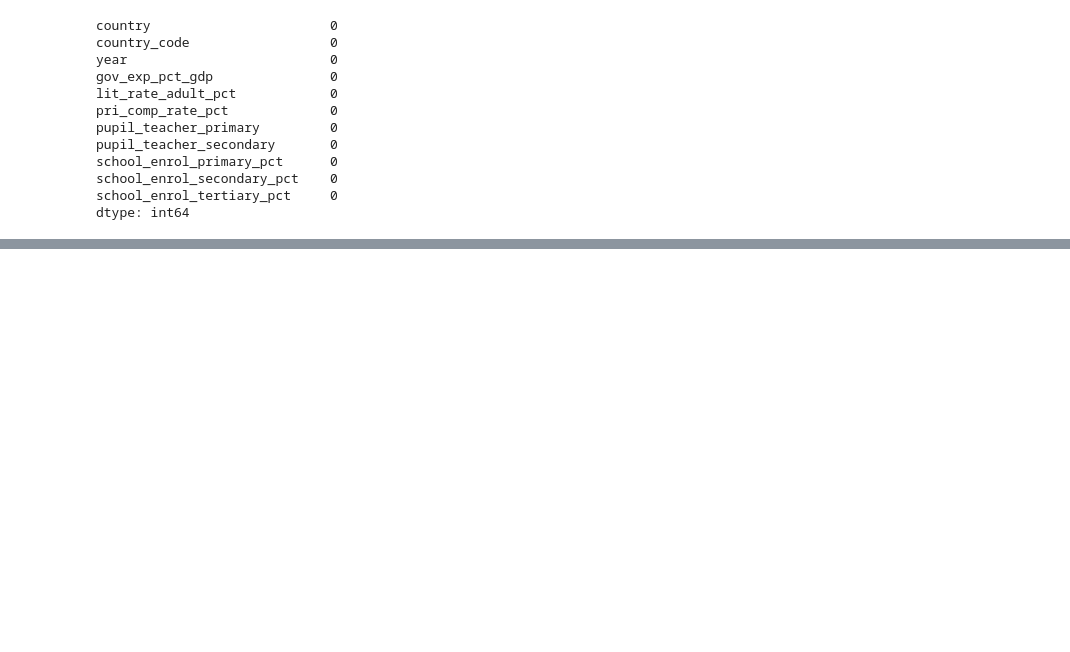
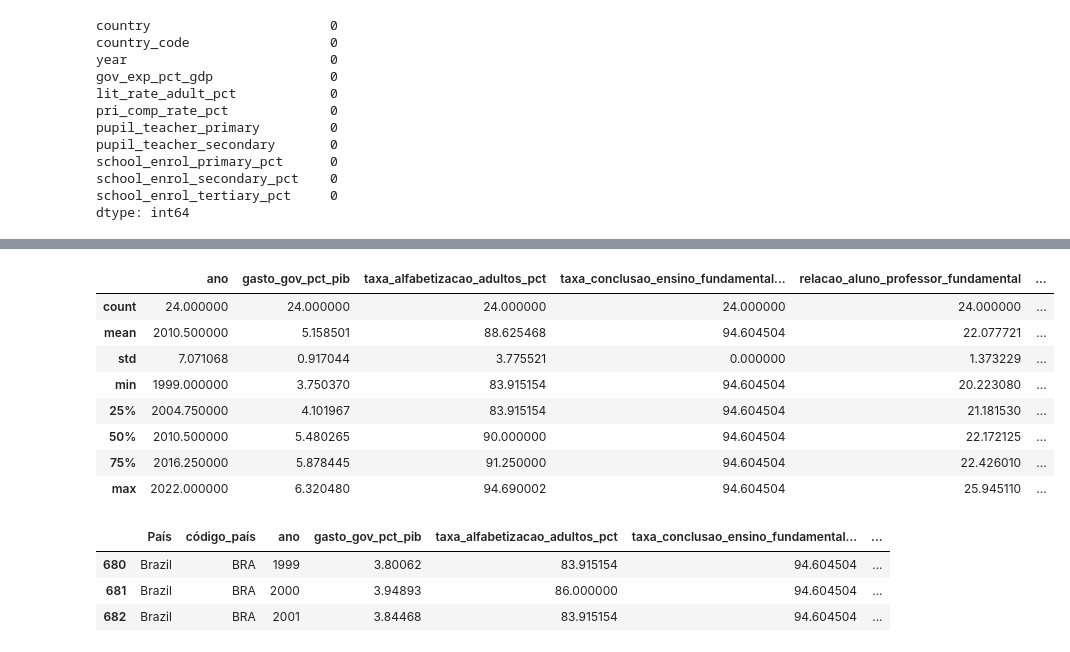
Before and after one commit to edubrumgithub/Analise-Educa-o-Mundial, a Jupyter notebook: main.ipynb, the cells around one changed output, grey strips where cells are left out. Saved outputs shown, nothing was run; the diff lists cells and outputs as text; code cells hidden in the pictures; blank space fills up the shorter version.

```diff
--- a/main.ipynb
+++ b/main.ipynb
@@ -198,0 +204,23 @@ df_atualizado.rename(columns={
+# %%
+# Dados da educação brasileira
+df_brasil = df_atualizado.loc[df_atualizado['País']== 'Brazil']
+
+# Verificando
+df_brasil.describe()
+# %% [output]
+|  | ano | gasto_gov_pct_pib | taxa_alfabetizacao_adultos_pct | taxa_conclusao_ensino_fundamental... | relacao_aluno_professor_fundamental | ... |
+| count | 24.000000 | 24.000000 | 24.000000 | 24.000000 | 24.000000 | ... |
+| mean | 2010.500000 | 5.158501 | 88.625468 | 94.604504 | 22.077721 | ... |
+| std | 7.071068 | 0.917044 | 3.775521 | 0.000000 | 1.373229 | ... |
+| min | 1999.000000 | 3.750370 | 83.915154 | 94.604504 | 20.223080 | ... |
+| 25% | 2004.750000 | 4.101967 | 83.915154 | 94.604504 | 21.181530 | ... |
+| 50% | 2010.500000 | 5.480265 | 90.000000 | 94.604504 | 22.172125 | ... |
+| 75% | 2016.250000 | 5.878445 | 91.250000 | 94.604504 | 22.426010 | ... |
+| max | 2022.000000 | 6.320480 | 94.690002 | 94.604504 | 25.945110 | ... |
+# %%
+df_brasil.head(3)
+# %% [output]
+|  | País | código_país | ano | gasto_gov_pct_pib | taxa_alfabetizacao_adultos_pct | taxa_conclusao_ensino_fundamental... | ... |
+| 680 | Brazil | BRA | 1999 | 3.80062 | 83.915154 | 94.604504 | ... |
+| 681 | Brazil | BRA | 2000 | 3.94893 | 86.000000 | 94.604504 | ... |
+| 682 | Brazil | BRA | 2001 | 3.84468 | 83.915154 | 94.604504 | ... |
```
Also changed, not shown: parts of 8 cells of this notebook.
